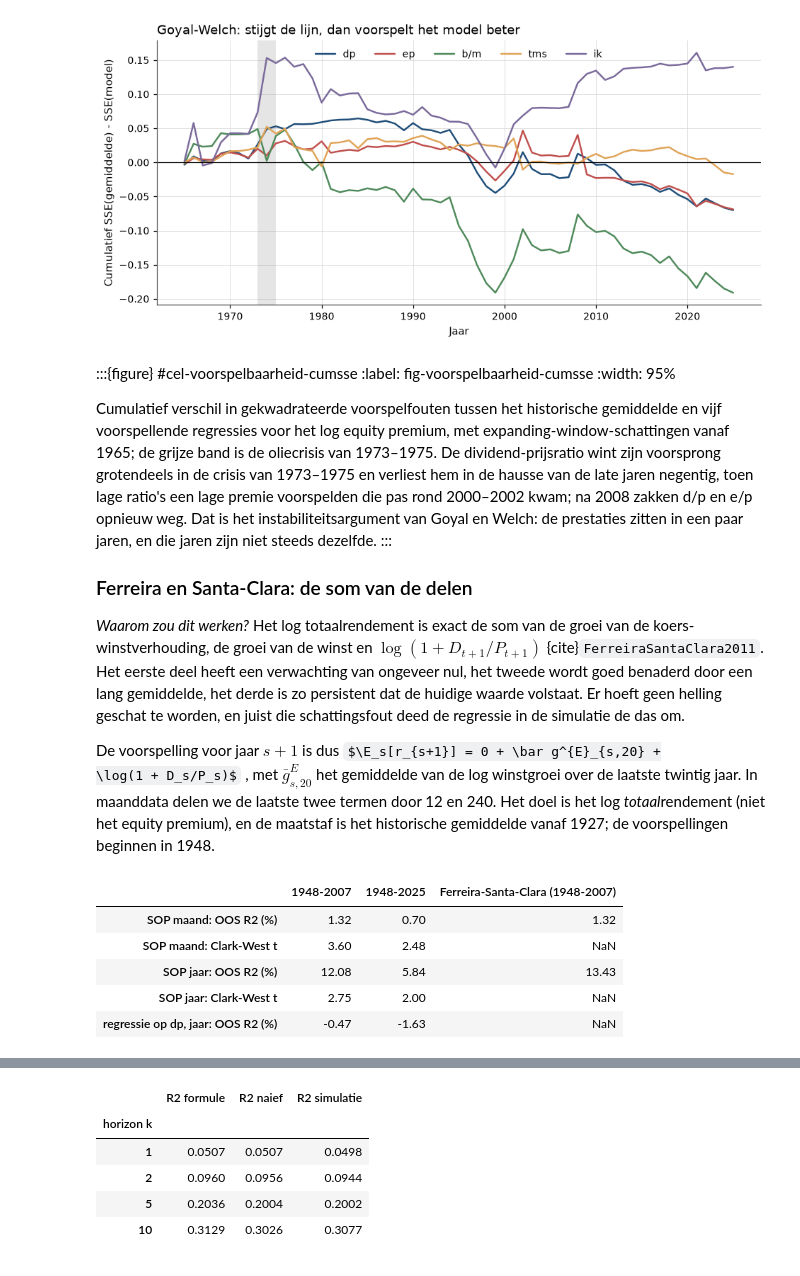
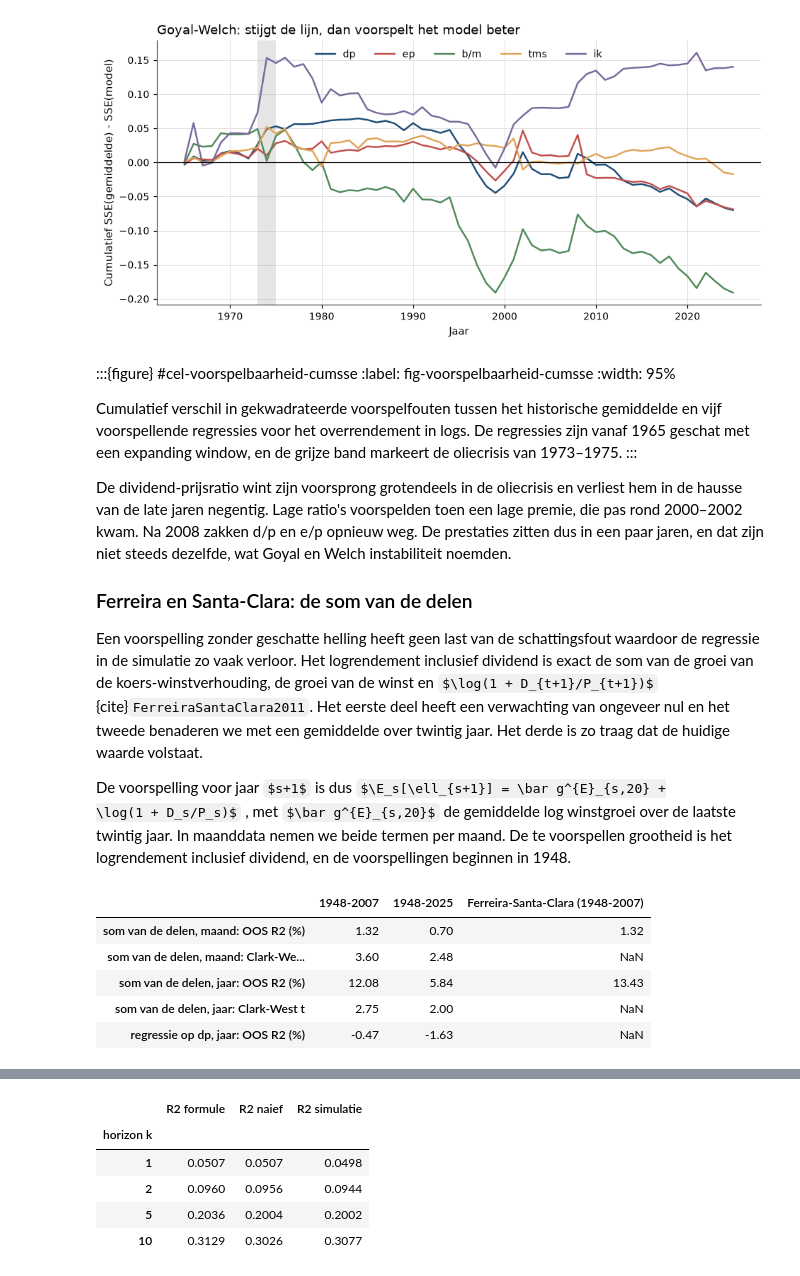
Before and after one commit to MaartenN14/history-asset-pricing, a Jupyter notebook: lectures/04_20_voorspelbaarheid.ipynb, the cells around one changed output, grey strips where cells are left out. Saved outputs shown, nothing was run; the diff lists cells and outputs as text; code cells hidden in the pictures; some formulas as TeX source.

```diff
--- a/lectures/04_20_voorspelbaarheid.ipynb
+++ b/lectures/04_20_voorspelbaarheid.ipynb
@@ -1193,59 +1186,59 @@ plt.show()
 :label: fig-voorspelbaarheid-cumsse
 :width: 95%
 
-Cumulatief verschil in gekwadrateerde voorspelfouten tussen het historische
-gemiddelde en vijf voorspellende regressies voor het log equity premium, met
-expanding-window-schattingen vanaf 1965; de grijze band is de oliecrisis van
-1973–1975. De dividend-prijsratio wint zijn voorsprong grotendeels in de crisis van
-1973–1975 en verliest hem in de hausse van de late jaren negentig, toen lage ratio's
-een lage premie voorspelden die pas rond 2000–2002 kwam; na 2008 zakken d/p en e/p
-opnieuw weg. Dat is het instabiliteitsargument van Goyal en Welch: de prestaties
-zitten in een paar jaren, en die jaren zijn niet steeds dezelfde.
+Cumulatief verschil in gekwadrateerde voorspelfouten tussen het historische gemiddelde en
+vijf voorspellende regressies voor het overrendement in logs. De regressies zijn vanaf 1965 geschat met een expanding window, en de grijze band markeert de oliecrisis van 1973–1975.
 :::
+
+De dividend-prijsratio wint zijn voorsprong grotendeels in de oliecrisis en verliest hem
+in de hausse van de late jaren negentig. Lage ratio's voorspelden toen een lage premie,
+die pas rond 2000–2002 kwam. Na 2008 zakken d/p en e/p opnieuw weg. De prestaties zitten
+dus in een paar jaren, en dat zijn niet steeds dezelfde, wat Goyal en Welch instabiliteit
+noemden.
 
 ### Ferreira en Santa-Clara: de som van de delen
 
-*Waarom zou dit werken?* Het log totaalrendement is exact de som van de groei van de
+Een voorspelling zonder geschatte helling heeft geen last van de schattingsfout waardoor
+de regressie in de simulatie zo vaak verloor. Het logrendement inclusief dividend is exact
+de som van de groei van de
 koers-winstverhouding, de groei van de winst en $\log(1 + D_{t+1}/P_{t+1})$
-{cite}`FerreiraSantaClara2011`. Het eerste deel heeft een verwachting van ongeveer nul,
-het tweede wordt goed benaderd door een lang gemiddelde, het derde is zo persistent
-dat de huidige waarde volstaat. Er hoeft geen helling geschat te worden, en juist die
-schattingsfout deed de regressie in de simulatie de das om.
+{cite}`FerreiraSantaClara2011`. Het eerste deel heeft een verwachting van ongeveer nul en
+het tweede benaderen we met een gemiddelde over twintig jaar. Het derde is zo traag dat
+de huidige waarde volstaat.
 
-De voorspelling voor jaar $s+1$ is dus $\E_s[r_{s+1}] = 0 + \bar g^{E}_{s,20} +
-\log(1 + D_s/P_s)$, met $\bar g^{E}_{s,20}$ het gemiddelde van de log winstgroei over
-de laatste twintig jaar. In maanddata delen we de laatste twee termen door 12 en
-240. Het doel is het log *totaal*rendement (niet het equity premium), en de maatstaf
-is het historische gemiddelde vanaf 1927; de voorspellingen beginnen in 1948.
+De voorspelling voor jaar $s+1$ is dus $\E_s[\ell_{s+1}] = \bar g^{E}_{s,20} +
+\log(1 + D_s/P_s)$, met $\bar g^{E}_{s,20}$ de gemiddelde log winstgroei over de laatste
+twintig jaar. In maanddata nemen we beide termen per maand. De te voorspellen grootheid is
+het logrendement inclusief dividend, en de voorspellingen beginnen in 1948.
 # %%
 def sop_oos(y, forecast, first, last, mean_from):
     """OOS R^2 and Clark-West t of a given forecast series (known at t-1) vs the expanding mean."""
     frame = pd.DataFrame({"y": y, "model": forecast.shift(1),
                           "mean": y.loc[mean_from:].expanding().mean().shift(1)})
     return oos_stats(frame.loc[first:last].dropna())
 
 
 sop_annual = np.log(gw_a["E12"]).diff().rolling(20).mean() + np.log1p(gw_a["D12"] / gw_a["Index"])
 sop_monthly = ((np.log(gw_m["E12"]) - np.log(gw_m["E12"].shift(240))) / 240
                + np.log1p(gw_m["D12"] / gw_m["Index"] / 12))
 log_ret_m = np.log1p(gw_m["CRSP_SPvw"])
 
 sop_rows = {}
 for label, (first, last) in {"1948-2007": (1948, 2007), "1948-2025": (1948, 2025)}.items():
     r2_a, cw_a = sop_oos(log_ret_a, sop_annual, first, last, 1927)
     r2_m, cw_m = sop_oos(log_ret_m, sop_monthly, f"{first}-01", f"{last}-12", "1927-12")
     dp_reg = oos_stats(oos_forecasts(log_ret_a.loc[1927:], gw_a["dp"], first, last))
-    sop_rows[label] = {"SOP maand: OOS R2 (%)": 100 * r2_m, "SOP maand: Clark-West t": cw_m,
-                       "SOP jaar: OOS R2 (%)": 100 * r2_a, "SOP jaar: Clark-West t": cw_a,
+    sop_rows[label] = {"som van de delen, maand: OOS R2 (%)": 100 * r2_m, "som van de delen, maand: Clark-West t": cw_m,
+                       "som van de delen, jaar: OOS R2 (%)": 100 * r2_a, "som van de delen, jaar: Clark-West t": cw_a,
                        "regressie op dp, jaar: OOS R2 (%)": 100 * dp_reg[0]}
 sop_table = pd.DataFrame(sop_rows)
 sop_table["Ferreira-Santa-Clara (1948-2007)"] = [1.32, np.nan, 13.43, np.nan, np.nan]
 sop_table.round(2)
 # %% [output]
 |  | 1948-2007 | 1948-2025 | Ferreira-Santa-Clara (1948-2007) |
-| SOP maand: OOS R2 (%) | 1.32 | 0.70 | 1.32 |
-| SOP maand: Clark-West t | 3.60 | 2.48 | NaN |
-| SOP jaar: OOS R2 (%) | 12.08 | 5.84 | 13.43 |
-| SOP jaar: Clark-West t | 2.75 | 2.00 | NaN |
+| som van de delen, maand: OOS R2 (%) | 1.32 | 0.70 | 1.32 |
+| som van de delen, maand: Clark-We... | 3.60 | 2.48 | NaN |
+| som van de delen, jaar: OOS R2 (%) | 12.08 | 5.84 | 13.43 |
+| som van de delen, jaar: Clark-West t | 2.75 | 2.00 | NaN |
 | regressie op dp, jaar: OOS R2 (%) | -0.47 | -1.63 | NaN |
 # %% [markdown]
```
Also changed, not shown: parts of 29 cells of this notebook, 5 other files.
